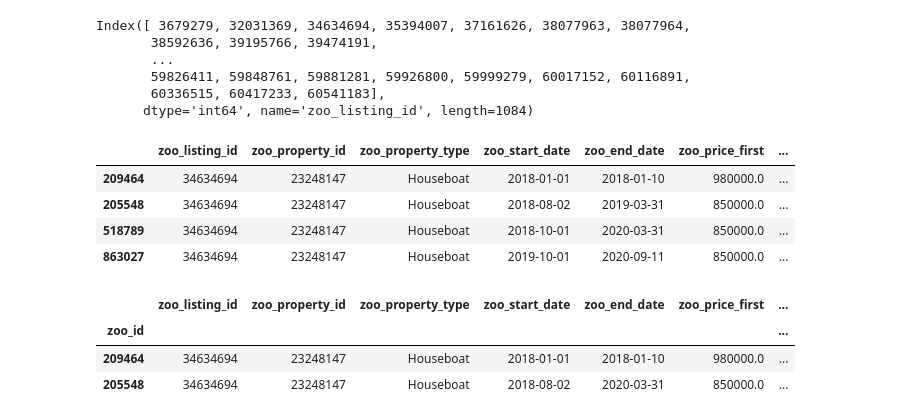
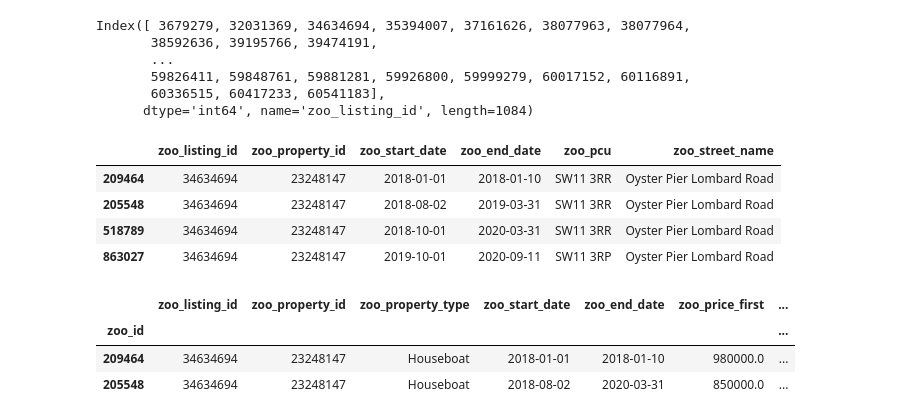
Before and after one commit to danielciao/avm-study-notebooks, a Jupyter notebook: 2_load_zoopla_data.ipynb, the cells around one changed output. Saved outputs shown, nothing was run; the diff lists cells and outputs as text; code cells hidden in the pictures.

```diff
--- a/2_load_zoopla_data.ipynb
+++ b/2_load_zoopla_data.ipynb
@@ -318,13 +333,20 @@ Index([ 3679279, 32031369, 34634694, 35394007, 37161626, 38077963, 38077964,
        60336515, 60417233, 60541183],
       dtype='int64', name='zoo_listing_id', length=1084)
 # %%
-all_zoo_df[all_zoo_df['zoo_listing_id'] == 34634694].sort_values(by=['zoo_listing_id', 'zoo_property_id', 'zoo_start_date'])
+all_zoo_df[all_zoo_df['zoo_listing_id'] == 34634694].sort_values(by=['zoo_listing_id', 'zoo_property_id', 'zoo_start_date'])[[
+  'zoo_listing_id',
+  'zoo_property_id',
+  'zoo_start_date',
+  'zoo_end_date',
+  'zoo_pcu',
+  'zoo_street_name'
+]]
 # %% [output]
-|  | zoo_listing_id | zoo_property_id | zoo_property_type | zoo_start_date | zoo_end_date | zoo_price_first | ... |
-| 209464 | 34634694 | 23248147 | Houseboat | 2018-01-01 | 2018-01-10 | 980000.0 | ... |
-| 205548 | 34634694 | 23248147 | Houseboat | 2018-08-02 | 2019-03-31 | 850000.0 | ... |
-| 518789 | 34634694 | 23248147 | Houseboat | 2018-10-01 | 2020-03-31 | 850000.0 | ... |
-| 863027 | 34634694 | 23248147 | Houseboat | 2019-10-01 | 2020-09-11 | 850000.0 | ... |
+|  | zoo_listing_id | zoo_property_id | zoo_start_date | zoo_end_date | zoo_pcu | zoo_street_name |
+| 209464 | 34634694 | 23248147 | 2018-01-01 | 2018-01-10 | SW11 3RR | Oyster Pier Lombard Road |
+| 205548 | 34634694 | 23248147 | 2018-08-02 | 2019-03-31 | SW11 3RR | Oyster Pier Lombard Road |
+| 518789 | 34634694 | 23248147 | 2018-10-01 | 2020-03-31 | SW11 3RR | Oyster Pier Lombard Road |
+| 863027 | 34634694 | 23248147 | 2019-10-01 | 2020-09-11 | SW11 3RP | Oyster Pier Lombard Road |
 # %%
 # 48576037
 dedup_df[dedup_df['zoo_listing_id'] == 34634694].sort_values(by=['zoo_listing_id', 'zoo_property_id', 'zoo_start_date'])
```
Also changed, not shown: parts of 24 cells of this notebook, 4 other files.
